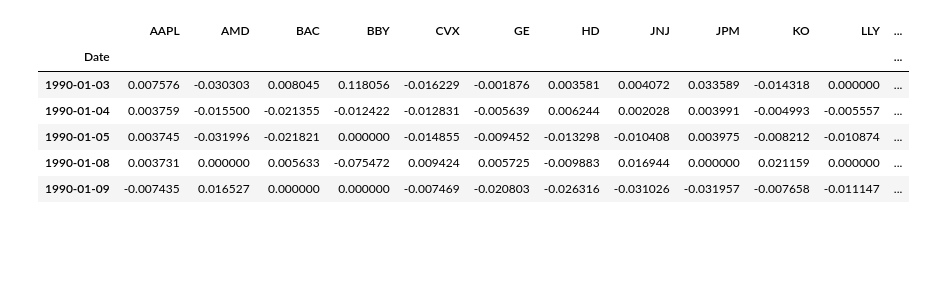
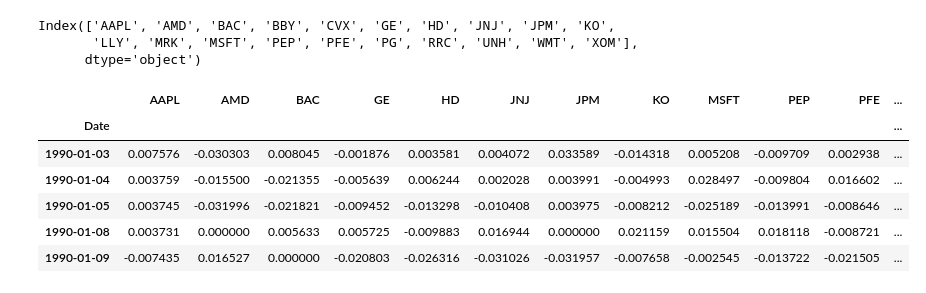
Before and after one commit to hikotei/2025-rl-portfolio-opt, a Jupyter notebook: notebooks/2025_06_16 skfolio test.ipynb, the cells around one changed output. Saved outputs shown, nothing was run; the diff lists cells and outputs as text; code cells hidden in the pictures; blank space fills up the shorter version.

```diff
--- a/notebooks/2025_06_16 skfolio test.ipynb
+++ b/notebooks/2025_06_16 skfolio test.ipynb
@@ -20,16 +20,25 @@ from skfolio.optimization import (
 from skfolio.preprocessing import prices_to_returns
 # %%
 prices = load_sp500_dataset()
-X = prices_to_returns(prices)
-X.head()
+print(prices.columns)
 # %% [output]
-|  | AAPL | AMD | BAC | BBY | CVX | GE | HD | JNJ | JPM | KO | LLY | ... |
-| Date |  |  |  |  |  |  |  |  |  |  |  | ... |
-| 1990-01-03 | 0.007576 | -0.030303 | 0.008045 | 0.118056 | -0.016229 | -0.001876 | 0.003581 | 0.004072 | 0.033589 | -0.014318 | 0.000000 | ... |
-| 1990-01-04 | 0.003759 | -0.015500 | -0.021355 | -0.012422 | -0.012831 | -0.005639 | 0.006244 | 0.002028 | 0.003991 | -0.004993 | -0.005557 | ... |
-| 1990-01-05 | 0.003745 | -0.031996 | -0.021821 | 0.000000 | -0.014855 | -0.009452 | -0.013298 | -0.010408 | 0.003975 | -0.008212 | -0.010874 | ... |
-| 1990-01-08 | 0.003731 | 0.000000 | 0.005633 | -0.075472 | 0.009424 | 0.005725 | -0.009883 | 0.016944 | 0.000000 | 0.021159 | 0.000000 | ... |
-| 1990-01-09 | -0.007435 | 0.016527 | 0.000000 | 0.000000 | -0.007469 | -0.020803 | -0.026316 | -0.031026 | -0.031957 | -0.007658 | -0.011147 | ... |
+Index(['AAPL', 'AMD', 'BAC', 'BBY', 'CVX', 'GE', 'HD', 'JNJ', 'JPM', 'KO',
+       'LLY', 'MRK', 'MSFT', 'PEP', 'PFE', 'PG', 'RRC', 'UNH', 'WMT', 'XOM'],
+      dtype='object')
+# %%
+cols = ['AAPL', 'AMD', 'BAC', 'GE', 'HD', 'JNJ', 'JPM', 'KO',
+         'MSFT', 'PEP', 'PFE', 'PG', 'WMT', 'XOM']
+prices = prices[cols]
+X = prices_to_returns(prices)
+X.head()
+# %% [output]
+|  | AAPL | AMD | BAC | GE | HD | JNJ | JPM | KO | MSFT | PEP | PFE | ... |
+| Date |  |  |  |  |  |  |  |  |  |  |  | ... |
+| 1990-01-03 | 0.007576 | -0.030303 | 0.008045 | -0.001876 | 0.003581 | 0.004072 | 0.033589 | -0.014318 | 0.005208 | -0.009709 | 0.002938 | ... |
+| 1990-01-04 | 0.003759 | -0.015500 | -0.021355 | -0.005639 | 0.006244 | 0.002028 | 0.003991 | -0.004993 | 0.028497 | -0.009804 | 0.016602 | ... |
+| 1990-01-05 | 0.003745 | -0.031996 | -0.021821 | -0.009452 | -0.013298 | -0.010408 | 0.003975 | -0.008212 | -0.025189 | -0.013991 | -0.008646 | ... |
+| 1990-01-08 | 0.003731 | 0.000000 | 0.005633 | 0.005725 | -0.009883 | 0.016944 | 0.000000 | 0.021159 | 0.015504 | 0.018118 | -0.008721 | ... |
+| 1990-01-09 | -0.007435 | 0.016527 | 0.000000 | -0.020803 | -0.026316 | -0.031026 | -0.031957 | -0.007658 | -0.002545 | -0.013722 | -0.021505 | ... |
 # %%
 X_month = (1 + X).resample('ME').prod() - 1
 X_month.head()
```
Also changed, not shown: parts of 8 cells of this notebook, 2 other files.
